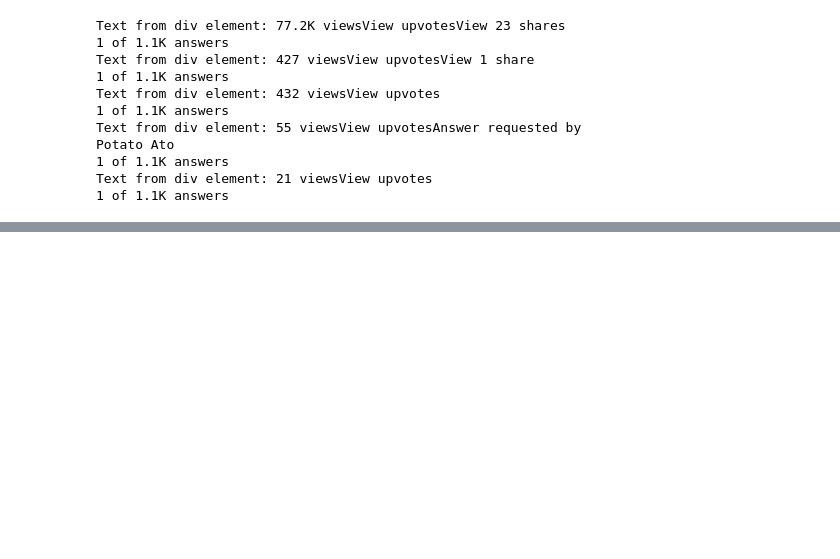
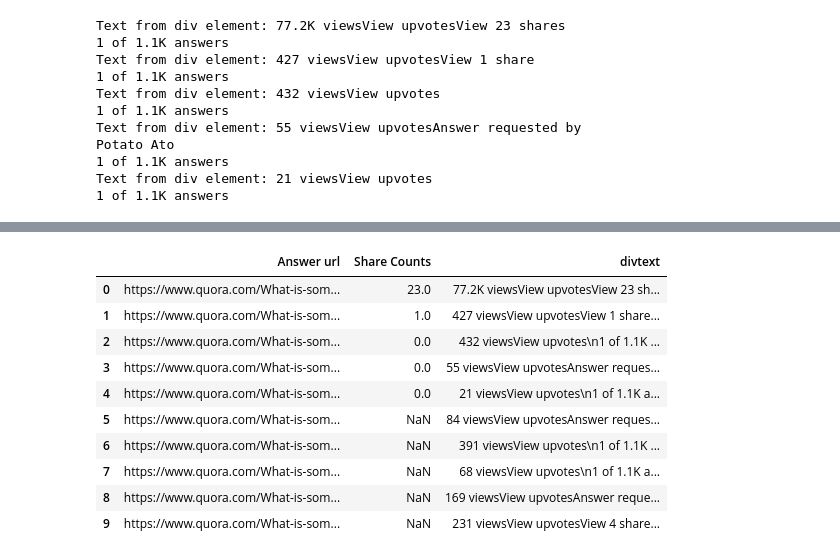
Before and after one commit to robertnesterodhiambo/selenium, a Jupyter notebook: quora/quorascrapping.ipynb, the cells around one changed output, grey strips where cells are left out. Cells and saved outputs as stored; diff of their text form; code cells hidden in the pictures; blank space fills up the shorter version.

```diff
--- a/quora/quorascrapping.ipynb
+++ b/quora/quorascrapping.ipynb
@@ -41,8 +41,6 @@ firefox_options.headless = False  # Set to True for headless mode (without openi
 # Initialize Firefox webdriver
 driver = webdriver.Firefox(options=firefox_options)
 
-# Select the first 10 rows
-df = df.iloc[:10]
 
 # Iterate over each URL in the 'Answer url' column
 for url in df['Answer url']:
@@ -100,8 +98,7 @@ firefox_options.headless = False  # Set to True for headless mode (without openi
 # Initialize Firefox webdriver
 driver = webdriver.Firefox(options=firefox_options)
 
-# Select the first 10 rows
-df = df.iloc[:10]
+
 
 # Create a new column 'divtext' in the DataFrame
 df['divtext'] = ""
@@ -132,0 +148,14 @@ print(df)
+# %%
+df
+# %% [output]
+|  | Answer url | Share Counts | divtext |
+| 0 | https://www.quora.com/What-is-som... | 23.0 | 77.2K viewsView upvotesView 23 sh... |
+| 1 | https://www.quora.com/What-is-som... | 1.0 | 427 viewsView upvotesView 1 share... |
+| 2 | https://www.quora.com/What-is-som... | 0.0 | 432 viewsView upvotes\n1 of 1.1K ... |
+| 3 | https://www.quora.com/What-is-som... | 0.0 | 55 viewsView upvotesAnswer reques... |
+| 4 | https://www.quora.com/What-is-som... | 0.0 | 21 viewsView upvotes\n1 of 1.1K a... |
+| 5 | https://www.quora.com/What-is-som... | NaN | 84 viewsView upvotesAnswer reques... |
+| 6 | https://www.quora.com/What-is-som... | NaN | 391 viewsView upvotes\n1 of 1.1K ... |
+| 7 | https://www.quora.com/What-is-som... | NaN | 68 viewsView upvotes\n1 of 1.1K a... |
+| 8 | https://www.quora.com/What-is-som... | NaN | 169 viewsView upvotesAnswer reque... |
+| 9 | https://www.quora.com/What-is-som... | NaN | 231 viewsView upvotesView 4 share... |
```
Also changed, not shown: parts of 4 cells of this notebook, 4 other files.
